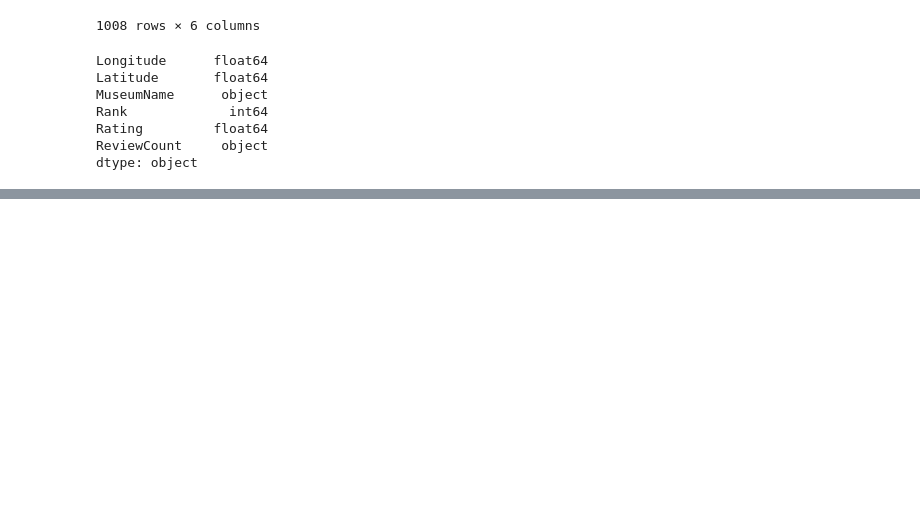
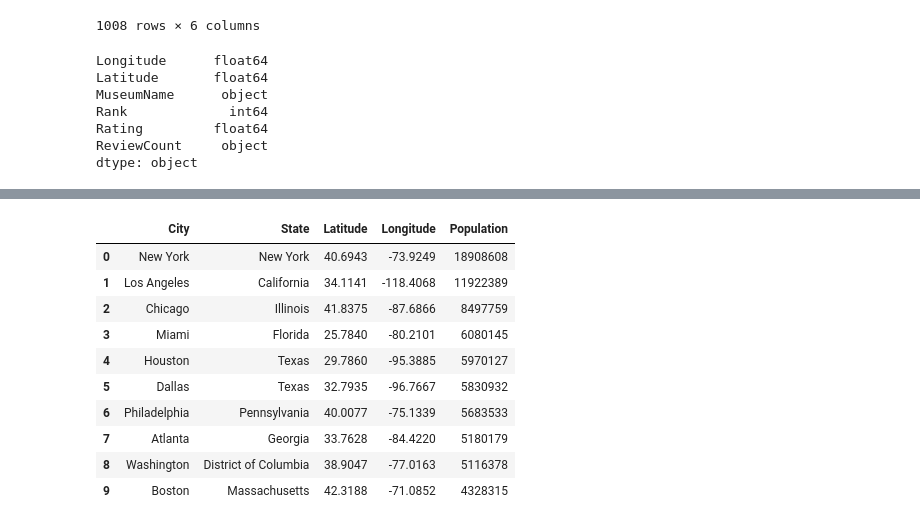
Before and after one commit to JackyUT2023/project3-group8, a Jupyter notebook: DataClean.ipynb, the cells around one changed output, grey strips where cells are left out. Saved outputs shown, nothing was run; the diff lists cells and outputs as text; code cells hidden in the pictures; blank space fills up the shorter version.

```diff
--- a/DataClean.ipynb
+++ b/DataClean.ipynb
@@ -145,0 +148,4 @@ trip_advisor_df.to_csv("Resources/output/trip_advisor_df.csv", index=False)
+# %%
+grab_columns = ["city", "state_name", "lat", "lng", "population"]
+major_cities_df = major_cities_df.loc[:, grab_columns]
+major_cities_df.head()
@@ -145,0 +159,5 @@ trip_advisor_df.to_csv("Resources/output/trip_advisor_df.csv", index=False)
+# %%
+major_cities_df = major_cities_df.rename(columns={"city" : "City", "state_name" : "State",
+                                                  "lat" : "Latitude", "lng" : "Longitude",
+                                                  "population" : "Population"})
+major_cities_df.head()
@@ -145,0 +171,15 @@ trip_advisor_df.to_csv("Resources/output/trip_advisor_df.csv", index=False)
+# %%
+major_cities_df = major_cities_df.sort_values(by = "Population", ascending=False)
+major_cities_df.head(10)
+# %% [output]
+|  | City | State | Latitude | Longitude | Population |
+| 0 | New York | New York | 40.6943 | -73.9249 | 18908608 |
+| 1 | Los Angeles | California | 34.1141 | -118.4068 | 11922389 |
+| 2 | Chicago | Illinois | 41.8375 | -87.6866 | 8497759 |
+| 3 | Miami | Florida | 25.7840 | -80.2101 | 6080145 |
+| 4 | Houston | Texas | 29.7860 | -95.3885 | 5970127 |
+| 5 | Dallas | Texas | 32.7935 | -96.7667 | 5830932 |
+| 6 | Philadelphia | Pennsylvania | 40.0077 | -75.1339 | 5683533 |
+| 7 | Atlanta | Georgia | 33.7628 | -84.4220 | 5180179 |
+| 8 | Washington | District of Columbia | 38.9047 | -77.0163 | 5116378 |
+| 9 | Boston | Massachusetts | 42.3188 | -71.0852 | 4328315 |
```
Also changed, not shown: parts of 10 cells of this notebook.
